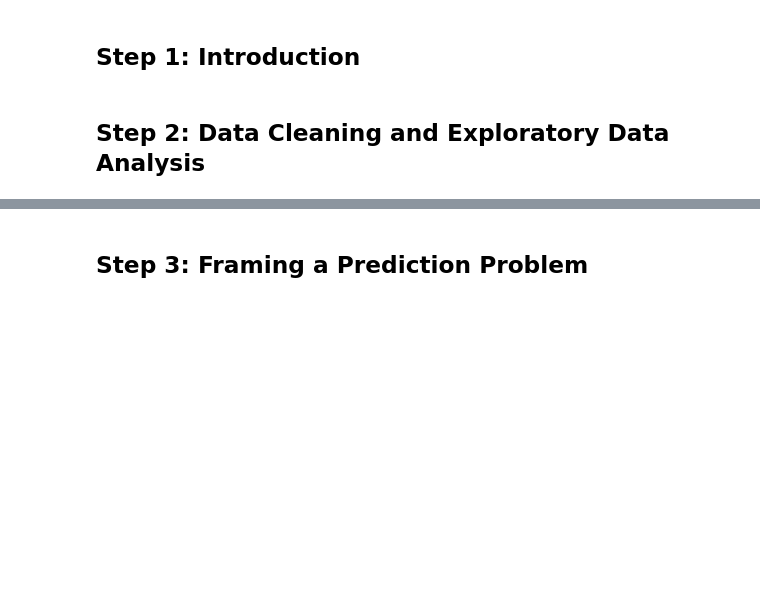
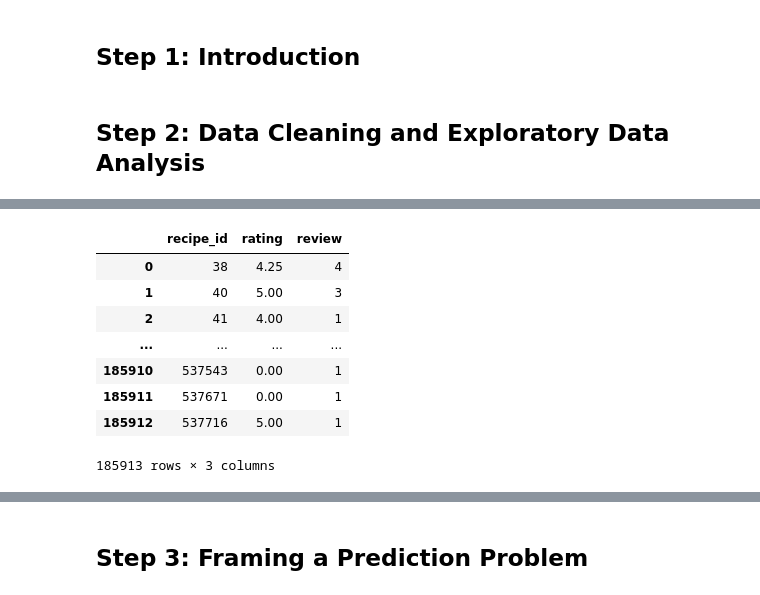
Before and after one commit to megha-sharma8/recipes-and-ratings-analysis, a Jupyter notebook: template.ipynb, the cells around one changed output, grey strips where cells are left out. Drawn from its saved outputs; the diff is of its cells as text; code cells hidden in the pictures; blank space fills up the shorter version.

```diff
--- a/template.ipynb
+++ b/template.ipynb
@@ -151,0 +79,17 @@ raw_recipes.head(11)
+# %%
+#cleaning up interactions
+recipe_interactions = cleaned_interactions.groupby('recipe_id').agg({
+    'rating': 'mean',
+    'review': 'count',
+}).reset_index()
+recipe_interactions
+# %% [output]
+|  | recipe_id | rating | review |
+| 0 | 38 | 4.25 | 4 |
+| 1 | 40 | 5.00 | 3 |
+| 2 | 41 | 4.00 | 1 |
+| ... | ... | ... | ... |
+| 185910 | 537543 | 0.00 | 1 |
+| 185911 | 537671 | 0.00 | 1 |
+| 185912 | 537716 | 5.00 | 1 |
+185913 rows × 3 columns
```
Also changed, not shown: parts of 25 cells of this notebook.
